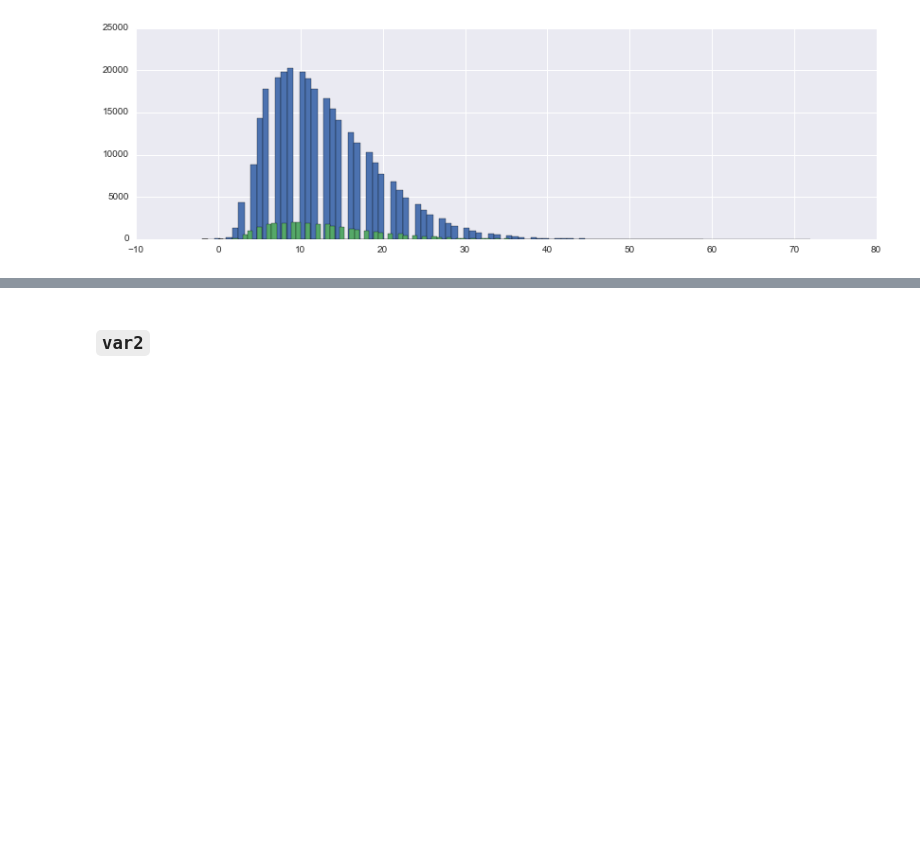
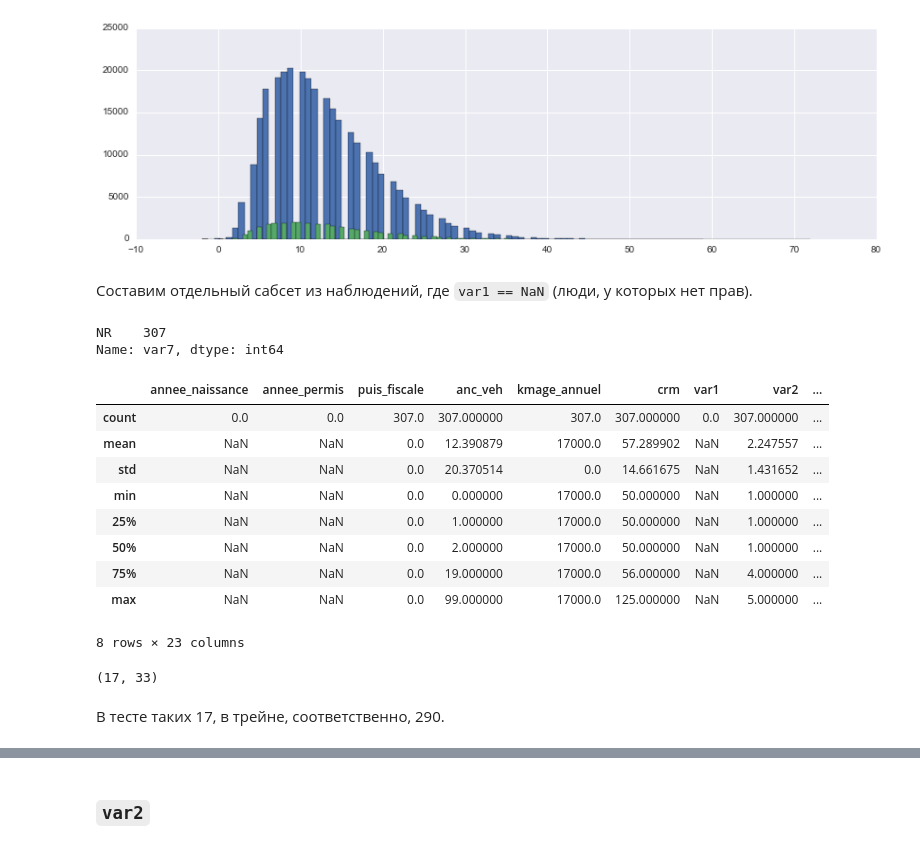
Before and after one commit to demidovakatya/competitions, a Jupyter notebook: exploratory_data_analysis.ipynb, the cells around one changed output, grey strips where cells are left out. Cells and saved outputs as stored; diff of their text form; code cells hidden in the pictures; blank space fills up the shorter version.

```diff
--- a/exploratory_data_analysis.ipynb
+++ b/exploratory_data_analysis.ipynb
@@ -499,3 +499,31 @@ X.var1.hist(bins = 100);
 X_test.var1.hist(bins = 100);
 # %% [output]
 [figure]
+# %% [markdown]
+Составим отдельный сабсет из наблюдений, где `var1 == NaN` (люди, у которых нет прав).
+# %%
+var_1_na = df[df.var1.isnull()]
+# %%
+var_1_na.var7.value_counts()
+# %% [output]
+NR    307
+Name: var7, dtype: int64
+# %%
+var_1_na.describe()
+# %% [output]
+|  | annee_naissance | annee_permis | puis_fiscale | anc_veh | kmage_annuel | crm | var1 | var2 | ... |
+| count | 0.0 | 0.0 | 307.0 | 307.000000 | 307.0 | 307.000000 | 0.0 | 307.000000 | ... |
+| mean | NaN | NaN | 0.0 | 12.390879 | 17000.0 | 57.289902 | NaN | 2.247557 | ... |
+| std | NaN | NaN | 0.0 | 20.370514 | 0.0 | 14.661675 | NaN | 1.431652 | ... |
+| min | NaN | NaN | 0.0 | 0.000000 | 17000.0 | 50.000000 | NaN | 1.000000 | ... |
+| 25% | NaN | NaN | 0.0 | 1.000000 | 17000.0 | 50.000000 | NaN | 1.000000 | ... |
+| 50% | NaN | NaN | 0.0 | 2.000000 | 17000.0 | 50.000000 | NaN | 1.000000 | ... |
+| 75% | NaN | NaN | 0.0 | 19.000000 | 17000.0 | 56.000000 | NaN | 4.000000 | ... |
+| max | NaN | NaN | 0.0 | 99.000000 | 17000.0 | 125.000000 | NaN | 5.000000 | ... |
+8 rows × 23 columns
+# %%
+X_test[X_test.var1.isnull()].shape
+# %% [output]
+(17, 33)
+# %% [markdown]
+В тесте таких 17, в трейне, соответственно, 290.
```
Also changed, not shown: parts of 3 cells of this notebook.
